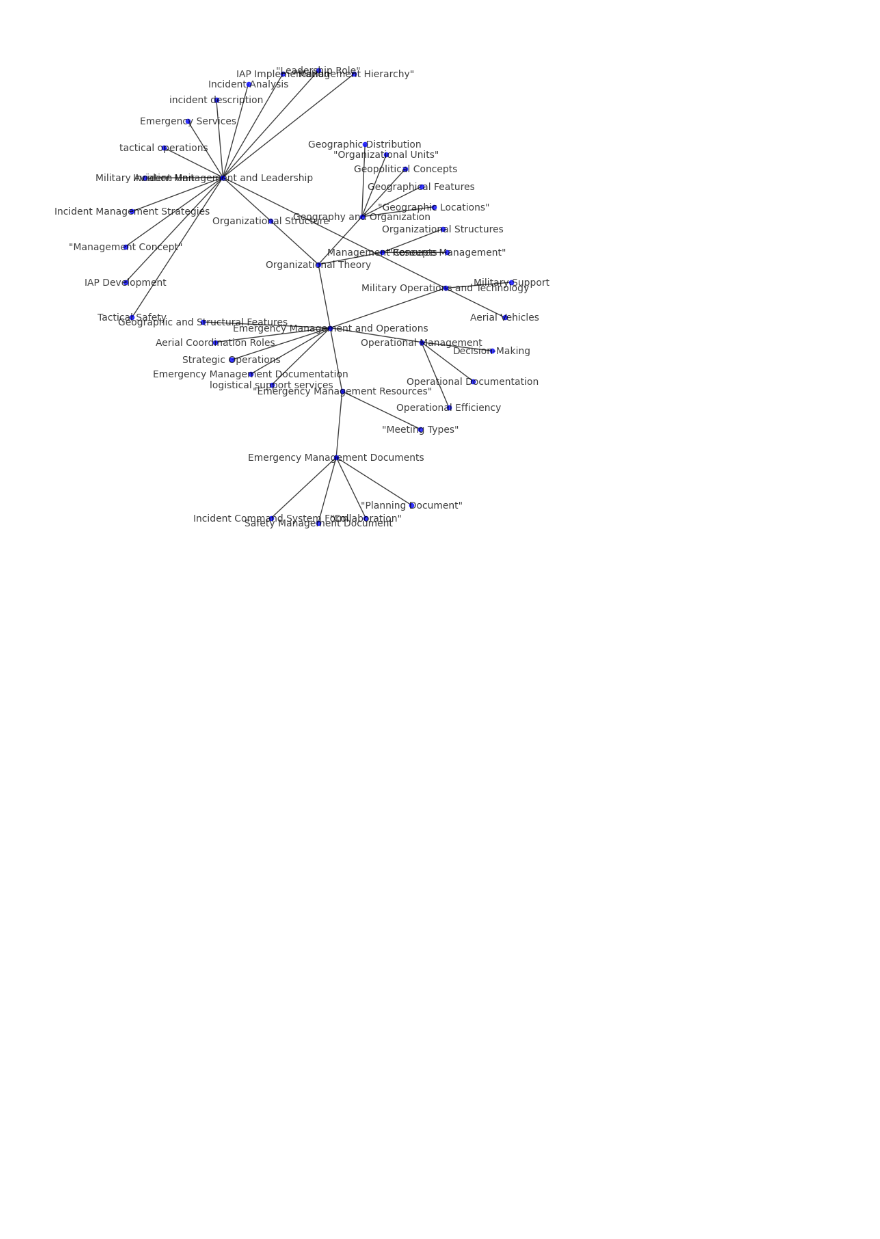
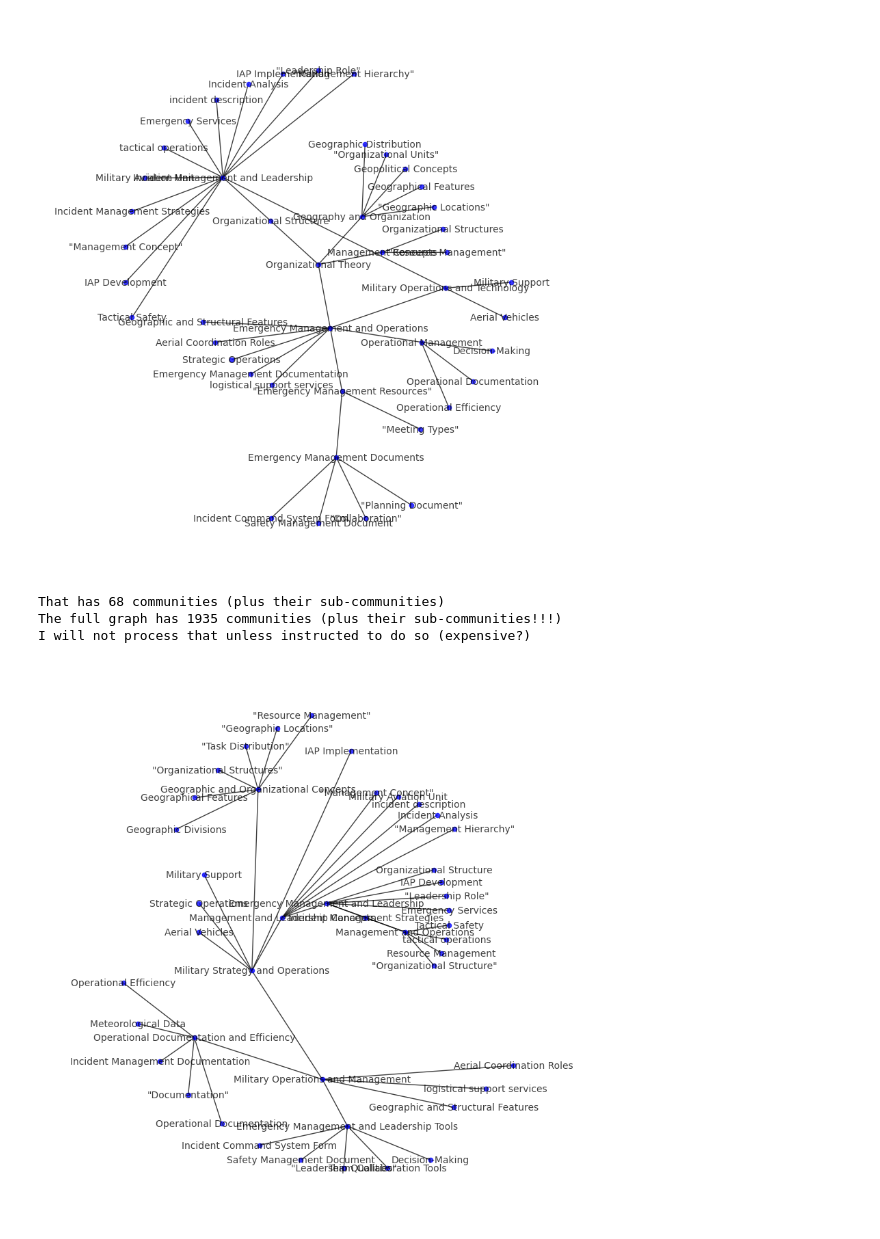
Before and after one commit to Saskapult/graph-rag-testing, a Jupyter notebook: communities_demo.ipynb, the cells around one changed output. Saved outputs shown, nothing was run; the diff lists cells and outputs as text; code cells hidden in the pictures; blank space fills up the shorter version.

Commit message:
girvan-newman

```diff
--- a/communities_demo.ipynb
+++ b/communities_demo.ipynb
@@ -208,3 +208,33 @@ g = communities_labels_graph_recursive(labels)
 draw_circle_graph_thing(g)
 # %% [output]
 [figure]
+# %%
+print(f"That has {len(communities[10])} communities (plus their sub-communities)")
+print(f"The full graph has {len(communities)} communities (plus their sub-communities!!!)")
+print(f"I will not process that unless instructed to do so (expensive?)")
+# %% [output]
+That has 68 communities (plus their sub-communities)
+The full graph has 1935 communities (plus their sub-communities!!!)
+I will not process that unless instructed to do so (expensive?)
+# %%
+def recursive_gn(graph, threshold=8, target=4):
+	comp = nx.community.girvan_newman(graph)
+	communities = next(itertools.islice(comp, target, None))
+	result = []
+	for community in communities:
+		if len(community) >= threshold:
+			subgraph = graph.subgraph(community)
+			result.append(recursive_gn(subgraph, threshold=threshold, target=target))
+		else:
+			result.append(community)
+	return result
+
+community = recursive_gn(graph.subgraph(communities[10]))
+labels = recursive_labels(graph, community)
+
+g = communities_labels_graph_recursive(labels)
+draw_circle_graph_thing(g)
+
+# Interesting that it now interprets this cluster as being militaristic
+# %% [output]
+[figure, added]
```
Also changed, not shown: parts of 5 cells of this notebook.
